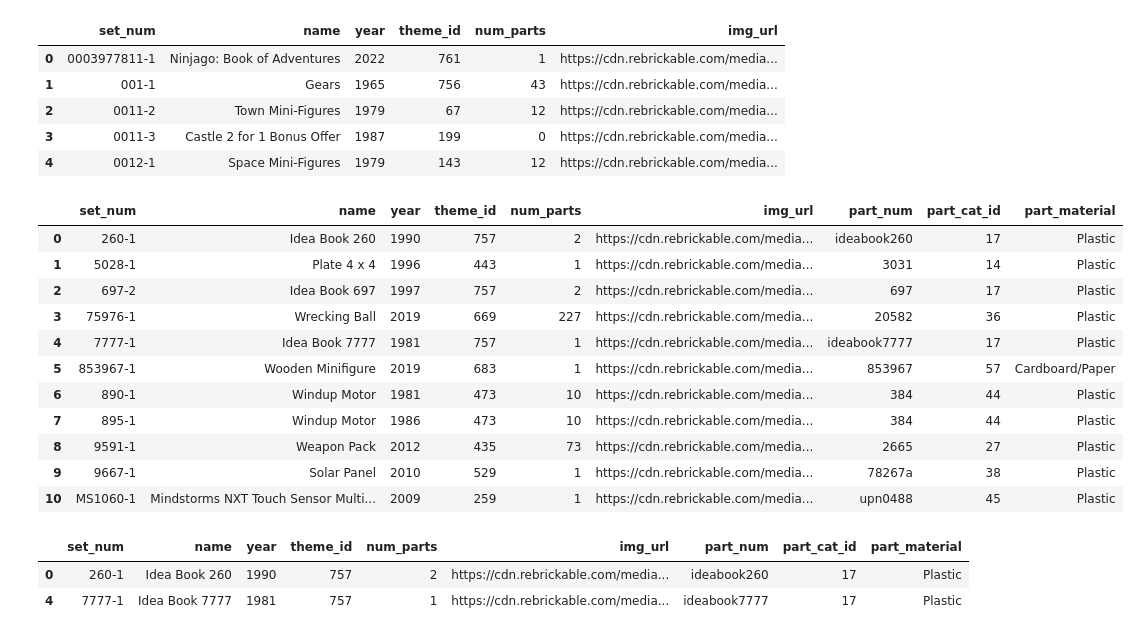
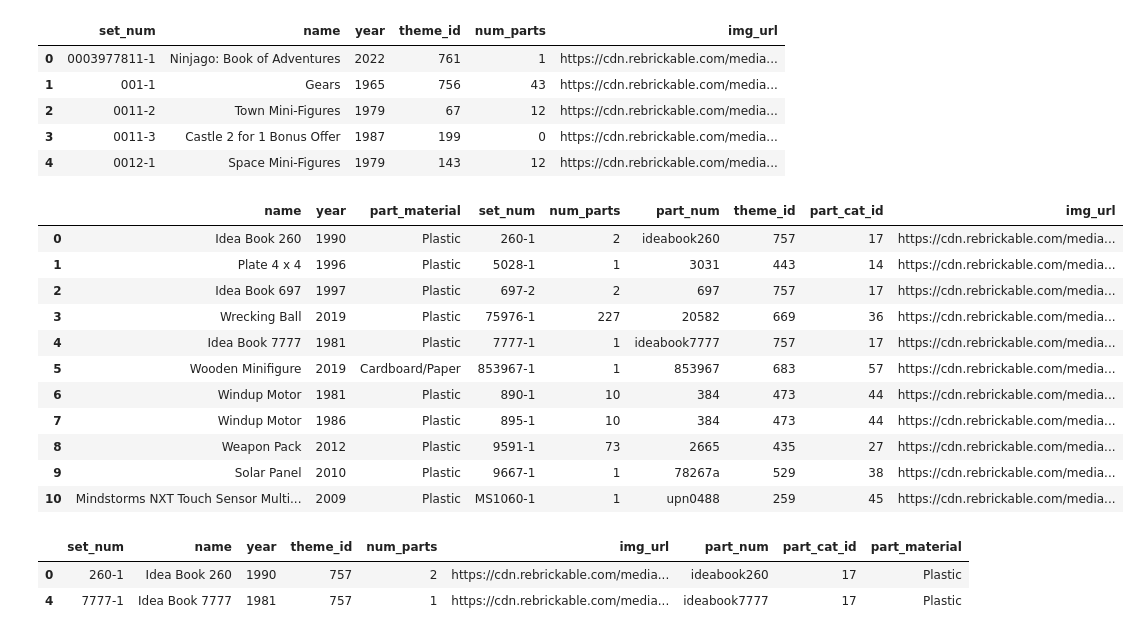
Before and after one commit to slp22/portfolio, a Jupyter notebook: lego_eda.ipynb, the cells around one changed output. Saved outputs shown, nothing was run; the diff lists cells and outputs as text; code cells hidden in the pictures.

```diff
--- a/lego_eda.ipynb
+++ b/lego_eda.ipynb
@@ -232,20 +232,26 @@ sets.head()
 # %%
 # sets_parts = sets + parts
 sets_parts = sets.merge(parts, left_on='name', right_on='name')
 sets_parts
+
+# df.loc[:,['Maths Score','Name','Sr.no']]
+
+sets_parts = sets_parts.loc[:,['name', 'year', 'part_material', 'set_num', 'num_parts','part_num',
+                               'theme_id', 'part_cat_id', 'img_url']]
+sets_parts
 # %% [output]
-|  | set_num | name | year | theme_id | num_parts | img_url | part_num | part_cat_id | part_material |
-| 0 | 260-1 | Idea Book 260 | 1990 | 757 | 2 | https://cdn.rebrickable.com/media... | ideabook260 | 17 | Plastic |
-| 1 | 5028-1 | Plate 4 x 4 | 1996 | 443 | 1 | https://cdn.rebrickable.com/media... | 3031 | 14 | Plastic |
-| 2 | 697-2 | Idea Book 697 | 1997 | 757 | 2 | https://cdn.rebrickable.com/media... | 697 | 17 | Plastic |
-| 3 | 75976-1 | Wrecking Ball | 2019 | 669 | 227 | https://cdn.rebrickable.com/media... | 20582 | 36 | Plastic |
-| 4 | 7777-1 | Idea Book 7777 | 1981 | 757 | 1 | https://cdn.rebrickable.com/media... | ideabook7777 | 17 | Plastic |
-| 5 | 853967-1 | Wooden Minifigure | 2019 | 683 | 1 | https://cdn.rebrickable.com/media... | 853967 | 57 | Cardboard/Paper |
-| 6 | 890-1 | Windup Motor | 1981 | 473 | 10 | https://cdn.rebrickable.com/media... | 384 | 44 | Plastic |
-| 7 | 895-1 | Windup Motor | 1986 | 473 | 10 | https://cdn.rebrickable.com/media... | 384 | 44 | Plastic |
-| 8 | 9591-1 | Weapon Pack | 2012 | 435 | 73 | https://cdn.rebrickable.com/media... | 2665 | 27 | Plastic |
-| 9 | 9667-1 | Solar Panel | 2010 | 529 | 1 | https://cdn.rebrickable.com/media... | 78267a | 38 | Plastic |
-| 10 | MS1060-1 | Mindstorms NXT Touch Sensor Multi... | 2009 | 259 | 1 | https://cdn.rebrickable.com/media... | upn0488 | 45 | Plastic |
+|  | name | year | part_material | set_num | num_parts | part_num | theme_id | part_cat_id | img_url |
+| 0 | Idea Book 260 | 1990 | Plastic | 260-1 | 2 | ideabook260 | 757 | 17 | https://cdn.rebrickable.com/media... |
+| 1 | Plate 4 x 4 | 1996 | Plastic | 5028-1 | 1 | 3031 | 443 | 14 | https://cdn.rebrickable.com/media... |
+| 2 | Idea Book 697 | 1997 | Plastic | 697-2 | 2 | 697 | 757 | 17 | https://cdn.rebrickable.com/media... |
+| 3 | Wrecking Ball | 2019 | Plastic | 75976-1 | 227 | 20582 | 669 | 36 | https://cdn.rebrickable.com/media... |
+| 4 | Idea Book 7777 | 1981 | Plastic | 7777-1 | 1 | ideabook7777 | 757 | 17 | https://cdn.rebrickable.com/media... |
+| 5 | Wooden Minifigure | 2019 | Cardboard/Paper | 853967-1 | 1 | 853967 | 683 | 57 | https://cdn.rebrickable.com/media... |
+| 6 | Windup Motor | 1981 | Plastic | 890-1 | 10 | 384 | 473 | 44 | https://cdn.rebrickable.com/media... |
+| 7 | Windup Motor | 1986 | Plastic | 895-1 | 10 | 384 | 473 | 44 | https://cdn.rebrickable.com/media... |
+| 8 | Weapon Pack | 2012 | Plastic | 9591-1 | 73 | 2665 | 435 | 27 | https://cdn.rebrickable.com/media... |
+| 9 | Solar Panel | 2010 | Plastic | 9667-1 | 1 | 78267a | 529 | 38 | https://cdn.rebrickable.com/media... |
+| 10 | Mindstorms NXT Touch Sensor Multi... | 2009 | Plastic | MS1060-1 | 1 | upn0488 | 259 | 45 | https://cdn.rebrickable.com/media... |
 # %%
 # what are part_num = ideabooks?
 
```
Also changed, not shown: parts of 1 cell of this notebook.
